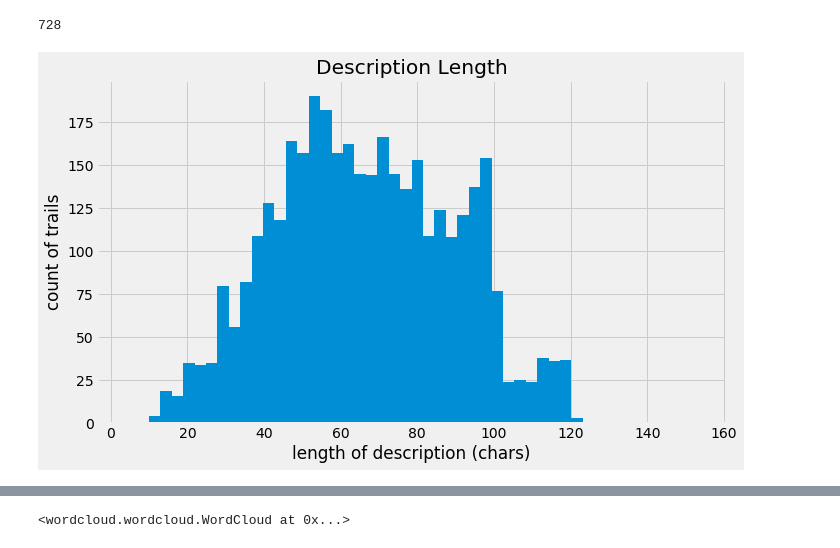
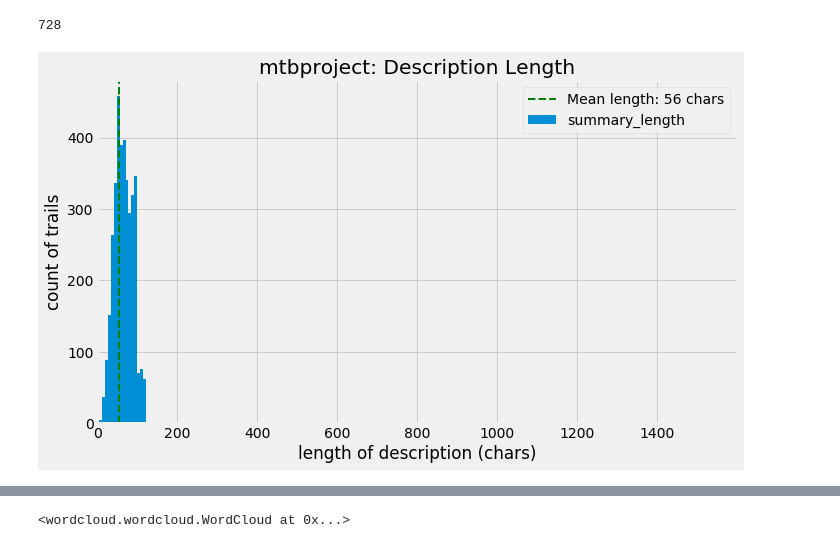
Before and after one commit to Laura-Kimble/mtb-trails, a Jupyter notebook: notebooks/mtb_eda.ipynb, the cells around one changed output, grey strips where cells are left out. Saved outputs shown, nothing was run; the diff lists cells and outputs as text; code cells hidden in the pictures.

```diff
--- a/notebooks/mtb_eda.ipynb
+++ b/notebooks/mtb_eda.ipynb
@@ -202,17 +202,20 @@ trails_df['no_summary'].sum()
 # %%
 y = trails_df[trails_df['no_summary']==0]['summary_length']
 fig, ax = plt.subplots(figsize=(10, 6))
-ax.hist(y, bins=50)
-#ax.set_xlim(0, 2000)
-#ax.set_xticks(np.arange(0, 2000, 200))
+ax.hist(y, bins=20)
+ax.set_xlim(0, 1600)
+ax.set_xticks(np.arange(0, 1600, 200))
 ax.set_ylabel('count of trails')
 ax.set_xlabel('length of description (chars)')
-ax.set_title('Description Length')
+avg = round(trails_df['summary_length'].mean())
+ax.axvline(x=avg, linestyle='--', linewidth=2, label=f'Mean length: {avg} chars', color='g')
+ax.set_title('mtbproject: Description Length')
+ax.legend()
 
 fig.tight_layout(pad=1)
 fig.savefig('../images/description_length.png')
 # %% [output]
-[figure, old version]
+[figure, new version]
 # %%
 trails_df.to_pickle('../data/mtb_trails_df_2')
 # %%
```
Also changed, not shown: parts of 12 cells of this notebook, 33 other files.
